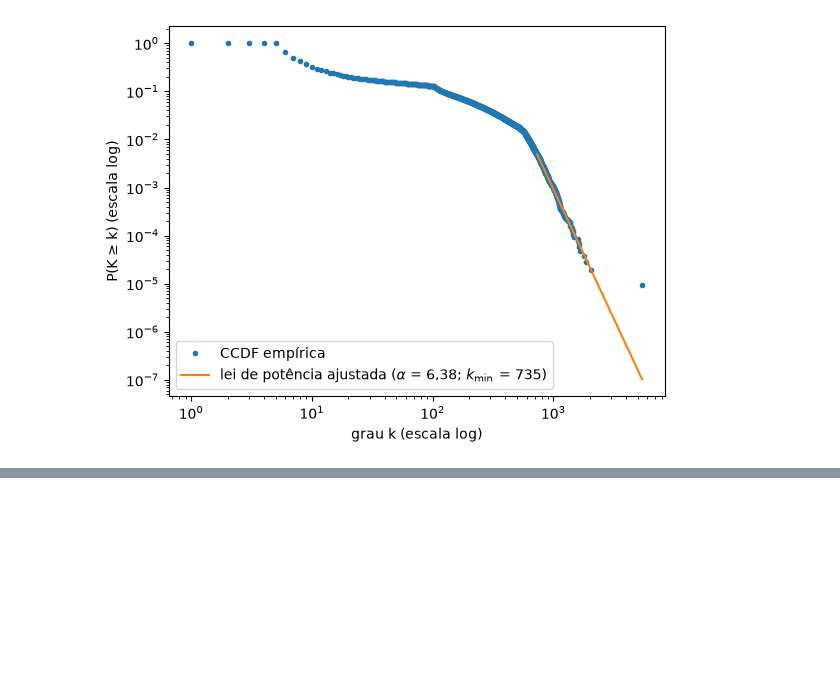
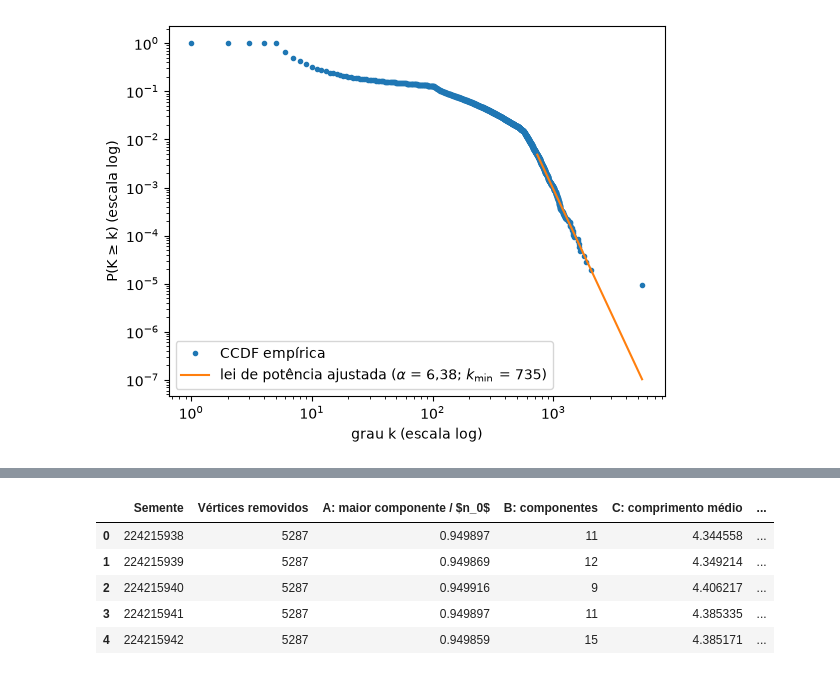
Before and after one commit to Augustocfq/snap-flickr-MATA53, a Jupyter notebook: main.ipynb, the cells around one changed output, grey strips where cells are left out. Drawn from its saved outputs; the diff is of its cells as text; code cells hidden in the pictures; blank space fills up the shorter version.

```diff
--- a/main.ipynb
+++ b/main.ipynb
@@ -1266,0 +1289,29 @@ plt.show()
+# %%
+edges = np.array(read_edge_list(DATA_PROCESSED / "flickr_lcc.edgelist.gz"))
+n0 = edges.max() + 1
+removed_count = math.ceil(0.05 * n0)
+
+
+def remove_random_vertices(seed: int) -> list:
+    rng = np.random.default_rng(seed)
+    removed = rng.choice(n0, size=removed_count, replace=False)
+    return [seed, len(np.unique(removed)), *measure_robustness_metrics(n0, edges, removed, SAMPLE_SIZE, rng)]
+
+
+repetitions = pd.DataFrame(
+    cached(
+        f"robustez_aleatoria_repeticoes{REPETITIONS}_amostra{SAMPLE_SIZE}_lcc",
+        lambda: [remove_random_vertices(SEED + i) for i in range(REPETITIONS)],
+    ),
+    columns=["Semente", "Vértices removidos", "A: maior componente / $n_0$", "B: componentes", "C: comprimento médio", "D: fração de isolados"],
+)
+
+assert (repetitions["Vértices removidos"] == removed_count).all(), "alguma repetição não removeu exatamente ⌈0,05·n₀⌉ vértices"
+repetitions.head()
+# %% [output]
+|  | Semente | Vértices removidos | A: maior componente / $n_0$ | B: componentes | C: comprimento médio | ... |
+| 0 | 224215938 | 5287 | 0.949897 | 11 | 4.344558 | ... |
+| 1 | 224215939 | 5287 | 0.949869 | 12 | 4.349214 | ... |
+| 2 | 224215940 | 5287 | 0.949916 | 9 | 4.406217 | ... |
+| 3 | 224215941 | 5287 | 0.949897 | 11 | 4.385335 | ... |
+| 4 | 224215942 | 5287 | 0.949859 | 15 | 4.385171 | ... |
```
Also changed, not shown: parts of 8 cells of this notebook, 5 other files.
